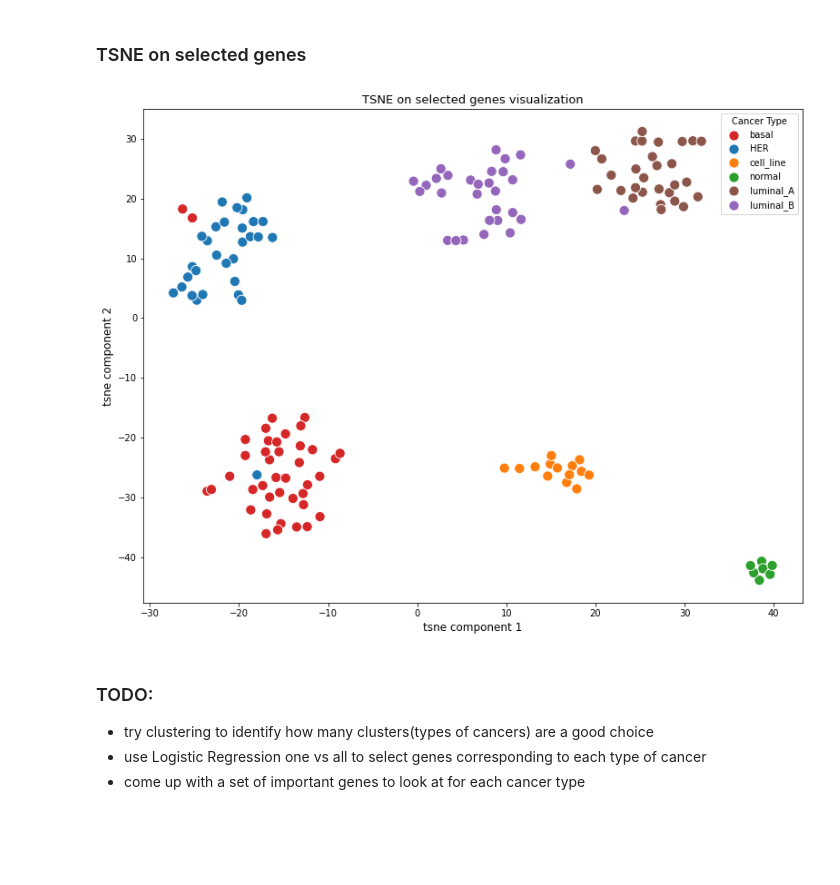
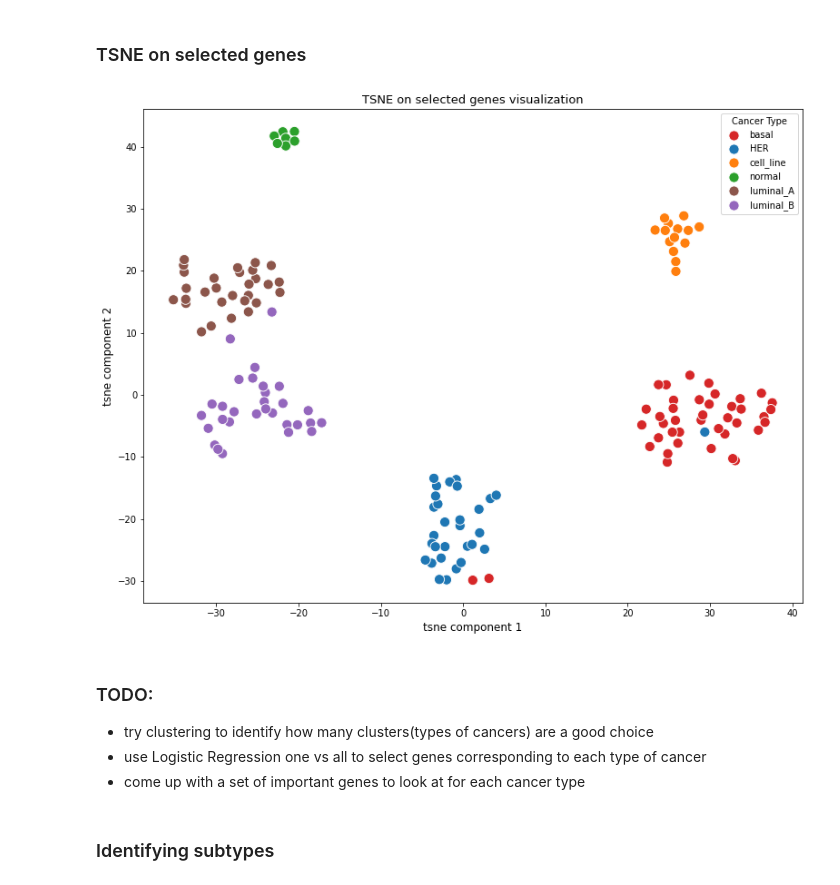
Before and after one commit to IceRocky/tsne_genes_analysis, a Jupyter notebook: breast_cancer_analysis_pval_adj.ipynb, the cells around one changed output. Saved outputs shown, nothing was run; the diff lists cells and outputs as text; code cells hidden in the pictures; blank space fills up the shorter version.

```diff
--- a/breast_cancer_analysis_pval_adj.ipynb
+++ b/breast_cancer_analysis_pval_adj.ipynb
@@ -393,31 +393,40 @@ plt.show()
 # %% [markdown]
 ### TSNE on selected genes
 # %%
+# tsne_red = TSNE(n_components=2,
+#             init="pca",
+#             learning_rate=300,
+#             random_state=1,
+#             n_jobs=-1,
+#             perplexity=8,
+#             early_exaggeration=6
+#             )
+
 tsne_red = TSNE(n_components=2,
             init="pca",
-            learning_rate=300,
+            learning_rate=250,
             random_state=1,
             n_jobs=-1,
-            perplexity=8, #12
-            early_exaggeration=6 #4
+            perplexity=8,
+            early_exaggeration=10
             )
 
 
 genes_matrix_reduced_tsne = tsne_red.fit_transform(genes_matrix_reduced)
 # %%
-tsne_red_df = pd.DataFrame(genes_matrix_reduced_tsne[:, :2], columns=['PCA1', 'PCA2'])
+tsne_red_df = pd.DataFrame(genes_matrix_reduced_tsne[:, :2], columns=['tsne_component1', 'tsne_component2'])
 tsne_red_df['Label'] = cancer_labels
 
 plt.figure(figsize=(13, 10))
-sns.scatterplot(data=tsne_red_df, x='PCA1', y='PCA2', hue='Label', palette=color_map, s=125)
+sns.scatterplot(data=tsne_red_df, x='tsne_component1', y='tsne_component2', hue='Label', palette=color_map, s=125)
 
 plt.title('TSNE on selected genes visualization', fontsize=13)
 plt.xlabel('tsne component 1', fontsize=12)
 plt.ylabel('tsne component 2', fontsize=12)
 plt.legend(title='Cancer Type')
 plt.show()
 # %% [output]
-[figure, old version]
+[figure, new version]
 # %%
 ### We;ve got a fairly nice separation using tsne on selected genes
 # %% [markdown]
@@ -425,3 +434,5 @@ plt.show()
   - try clustering to identify how many clusters(types of cancers) are a good choice
   - use Logistic Regression one vs all to select genes corresponding to each type of cancer
   - come up with a set of important genes to look at for  each cancer type
+# %% [markdown]
+### Identifying subtypes
```
Also changed, not shown: parts of 11 cells of this notebook.
